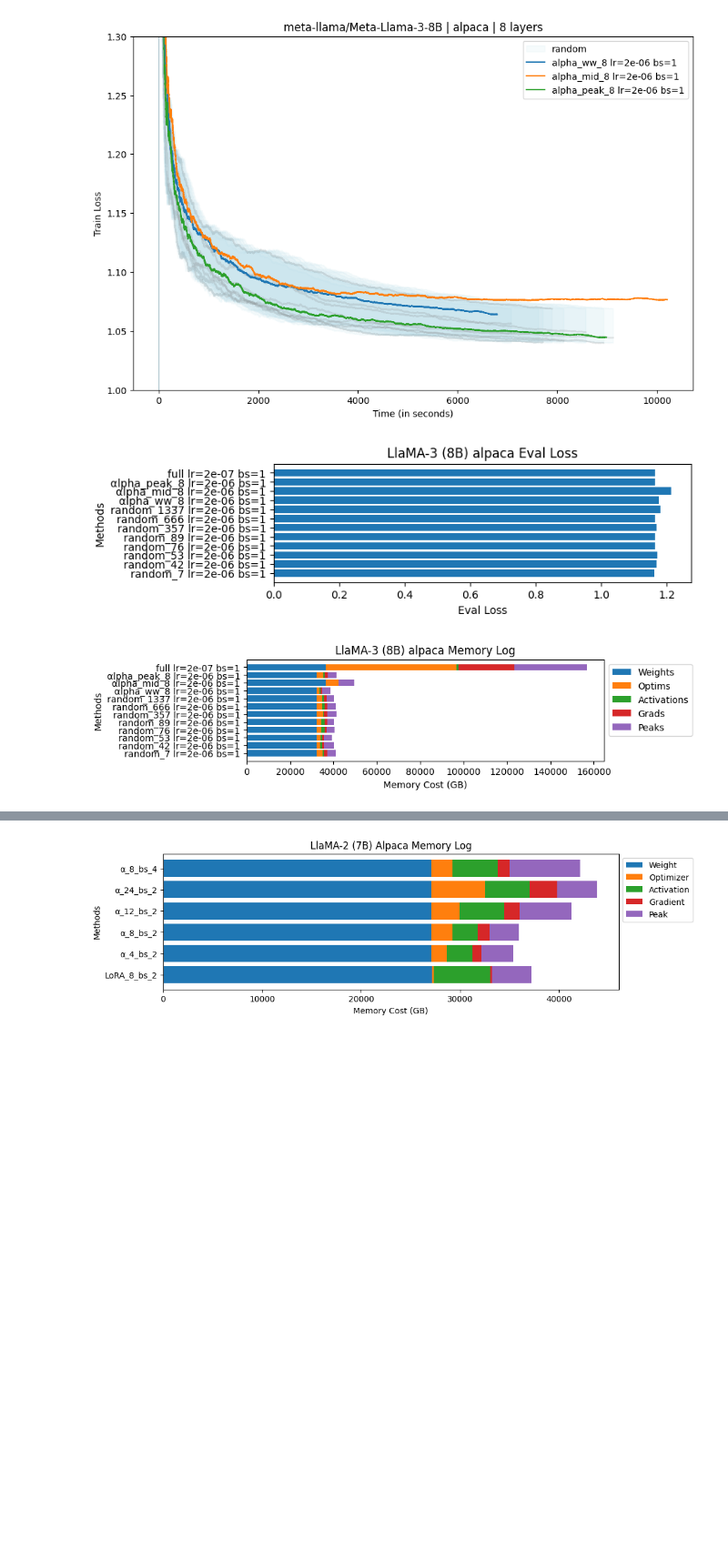
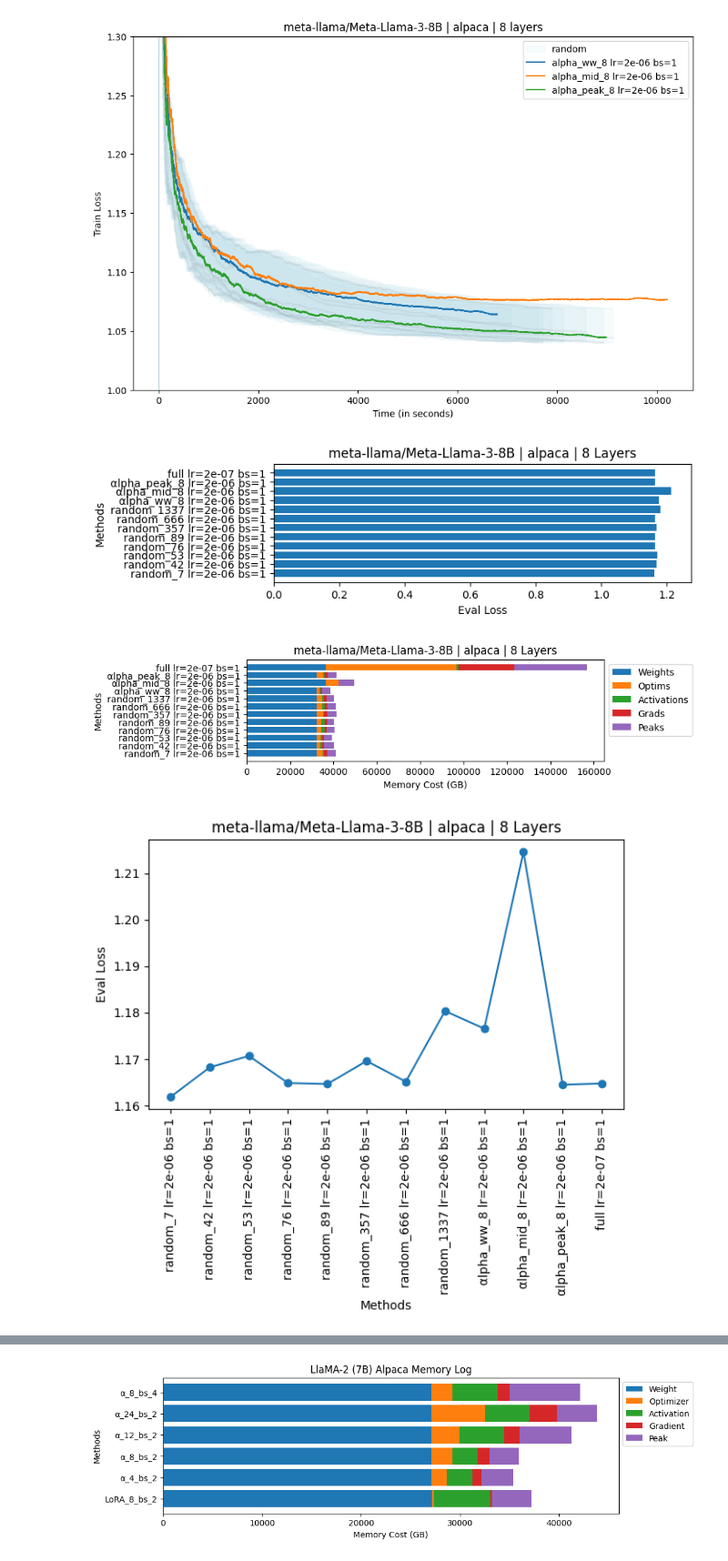
Before and after one commit to RpM-Kinshuk/SelectiveFT, a Jupyter notebook: Plots.ipynb, the cells around one changed output, grey strips where cells are left out. Shown: that part at 91% size. Drawn from its saved outputs; the diff is of its cells as text; code cells hidden in the pictures; blank space fills up the shorter version.

Commit message:
Improved plots

```diff
--- a/Plots.ipynb
+++ b/Plots.ipynb
@@ -151,35 +151,70 @@ for key in dictionary.keys():
     mem_dict['optims'].append(stats['optimizer_mem'].mean())
     mem_dict['activations'].append(stats['activation_mem'].mean())
     mem_dict['grads'].append(stats['grad_mem'].mean())
     mem_dict['peaks'].append(stats['peak_mem'].mean())
     eval_loss[key] = stats['eval_loss'].mean()
 
 for key in mem_dict.keys():
     mem_dict[key] = np.array(mem_dict[key]) # type: ignore
 mem_dict['peaks'] = mem_dict['peaks'] - (mem_dict['weights'] + mem_dict['optims'] + mem_dict['activations'] + mem_dict['grads']) # type: ignore
 
+# EVAL LOSS BAR PLOT
 # Plot eval_loss for each
 plt.figure(figsize=(7, 2))
 plt.barh(mem_dict['categories'], [eval_loss[k] for k in dictionary.keys()])
 plt.xlabel('Eval Loss')
 plt.ylabel('Methods')
-plt.title(f'LlaMA-3 (8B) {task} Eval Loss')
+plt.title(f'{model} | {task} | {layers} Layers')
 plt.show()
 
-# Plot memory cost for each
+# MEMORY COST
 plt.figure(figsize=(7, 2))
 left = [0] * len(mem_dict['categories'])
 for key in mem_dict.keys():
     if key == 'categories':
         continue
     plt.barh(mem_dict['categories'][:], mem_dict[key][:], left=left[:], label=key[0].upper()+key[1:])
     left += mem_dict[key]
 plt.xlabel('Memory Cost (GB)')
 plt.ylabel('Methods')
-plt.title(f'LlaMA-3 (8B) {task} Memory Log')
+plt.title(f'{model} | {task} | {layers} Layers')
 plt.legend(bbox_to_anchor=(1, 1), loc='upper left')
 plt.show()
+
+# EVAL LOSS CURVE
+plt.figure(figsize=(7, 4))
+plt.plot(mem_dict['categories'], [eval_loss[k] for k in dictionary.keys()], marker='o')
+plt.xlabel('Methods')
+plt.ylabel('Eval Loss')
+plt.title(f'{model} | {task} | {layers} Layers')
+plt.xticks(rotation=90)
+plt.show()
+
+# MEAN EVAL LOSS FOR 'RANDOM' KEYS
+# Calculate mean eval loss of 'random' keys
+random_eval_loss = np.mean([eval_loss[k] for k in dictionary.keys() if 'random' in k])
+
+# Extract categories and eval loss for non-random keys
+categories = [cat for cat in mem_dict['categories'] if 'random' not in cat]
+eval_losses = [eval_loss[k] for k in dictionary.keys() if 'random' not in k]
+
+# Plot eval_loss for each as a curve
+plt.figure(figsize=(7, 4))
+plt.plot(categories, eval_losses, marker='o', label='Eval Loss')
+
+# Add mean eval loss for 'random' keys as a horizontal line
+plt.axhline(y=random_eval_loss, color='gray', linestyle='--', label='Mean Random Eval Loss')
+
+plt.xlabel('Methods')
+plt.ylabel('Eval Loss')
+plt.title(f'{model} | {task} | {layers} Layers')
+plt.xticks(rotation=45)
+plt.legend()
+plt.tight_layout()
+plt.show()
+
 # exit(0)
 # %% [output]
-[figure, old version]
+[figure, new version]
-[figure, old version]
+[figure, new version]
+[figure, added]
```
Also changed, not shown: parts of 2 cells of this notebook.
